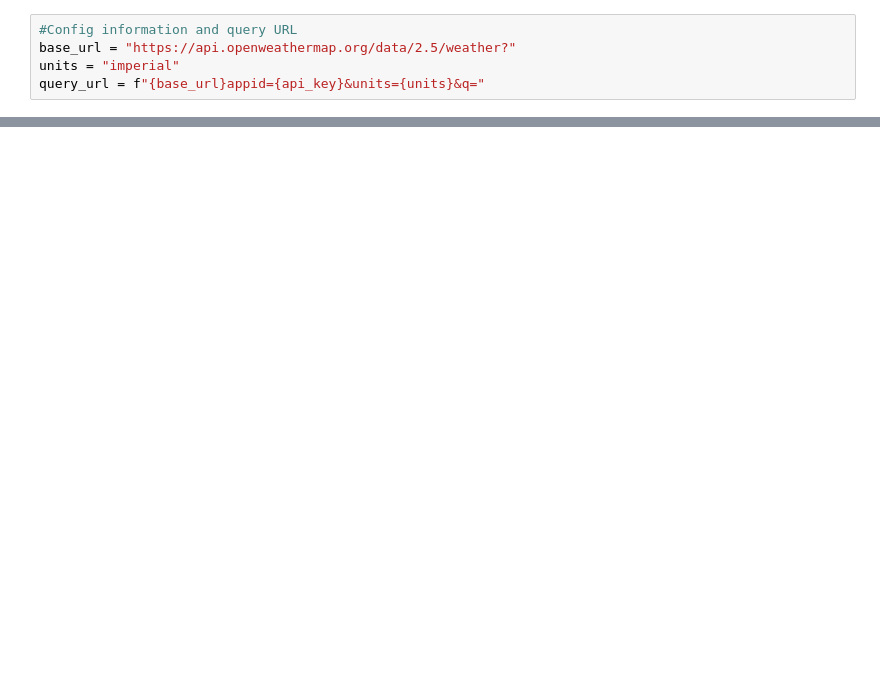
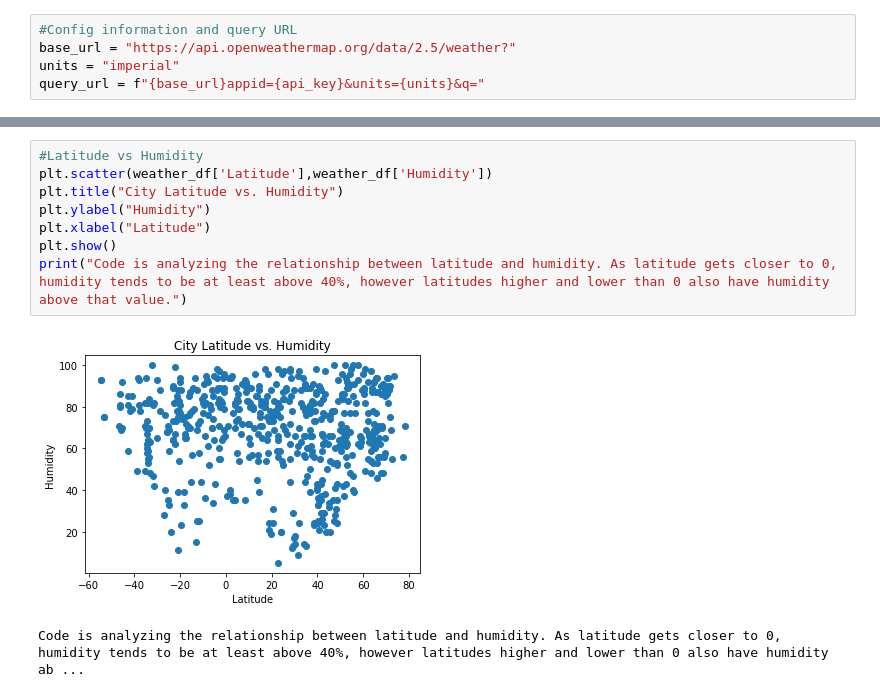
Before and after one commit to ericjbutton/python-api-challenge, a Jupyter notebook: WeatherPy/WeatherPy.ipynb, the cells around one changed output, grey strips where cells are left out. Cells and saved outputs as stored; diff of their text form; blank space fills up the shorter version.

```diff
--- a/WeatherPy/WeatherPy.ipynb
+++ b/WeatherPy/WeatherPy.ipynb
@@ -87,0 +126,11 @@ temp
+# %%
+#Latitude vs Humidity
+plt.scatter(weather_df['Latitude'],weather_df['Humidity'])
+plt.title("City Latitude vs. Humidity")
+plt.ylabel("Humidity")
+plt.xlabel("Latitude")
+plt.show()
+print("Code is analyzing the relationship between latitude and humidity. As latitude gets closer to 0, humidity tends to be at least above 40%, however latitudes higher and lower than 0 also have humidity above that value.")
+# %% [output]
+[figure, added]
+Code is analyzing the relationship between latitude and humidity. As latitude gets closer to 0, humidity tends to be at least above 40%, however latitudes higher and lower than 0 also have humidity ab ...
```
Also changed, not shown: parts of 8 cells of this notebook.
